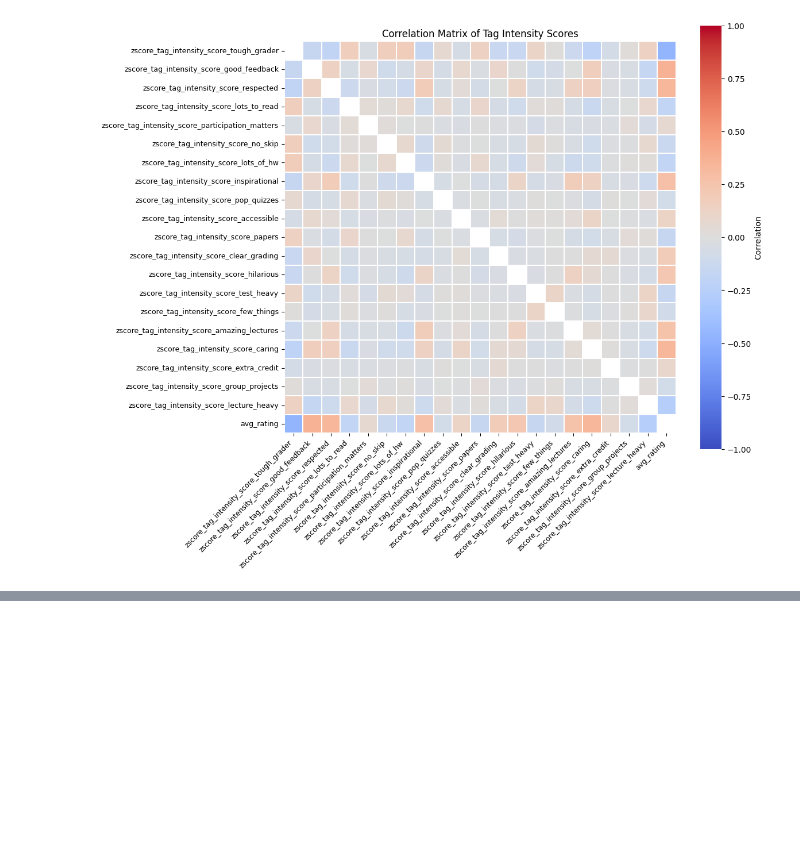
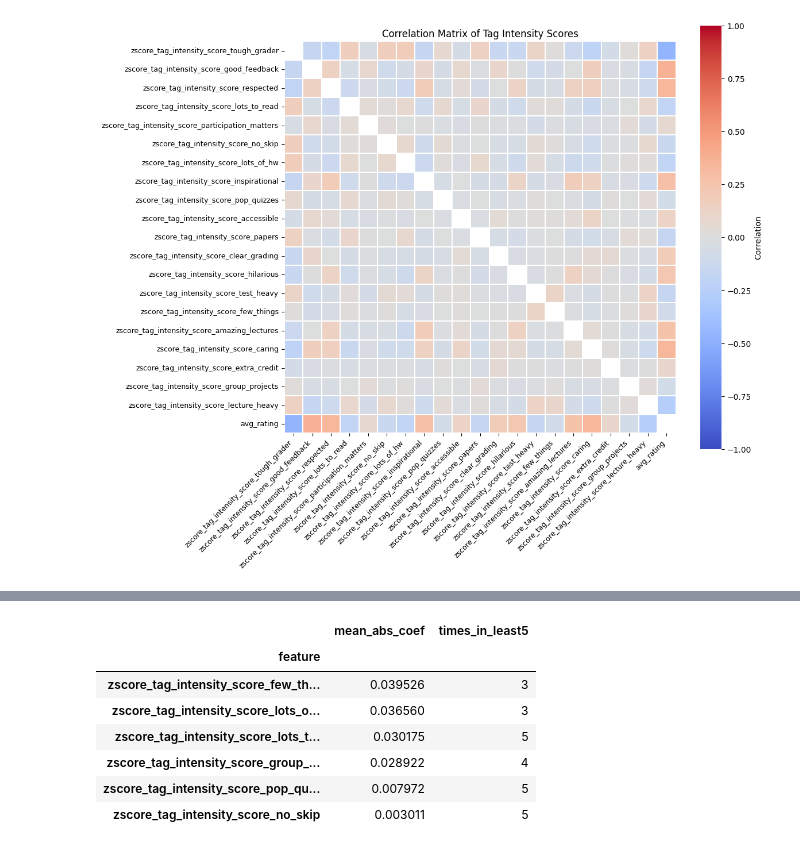
Before and after one commit to paolacalle/ape-capstone, a Jupyter notebook: analysis/q8.ipynb, the cells around one changed output, grey strips where cells are left out. Drawn from its saved outputs; the diff is of its cells as text; code cells hidden in the pictures; blank space fills up the shorter version.

```diff
--- a/analysis/q8.ipynb
+++ b/analysis/q8.ipynb
@@ -164,0 +197,45 @@ top_scores
+# %%
+least_scores = {}
+
+for i, f in enumerate(res["fitted_models"]):
+    coefs = pd.Series(
+        f.coef_,  # or pipeline.named_steps["lr"].coef_
+        index=z_score_cols
+    ).sort_values(key=np.abs, ascending=False)
+
+    feat = coefs.tail(5)
+    least_scores[i] = feat
+
+
+coef_df = []
+
+for fold, series in least_scores.items():
+    tmp = series.reset_index()
+    tmp.columns = ["feature", "coef"]
+    tmp["abs_coef"] = tmp["coef"].abs()
+    tmp["fold"] = fold
+    coef_df.append(tmp)
+
+coef_df = pd.concat(coef_df, ignore_index=True)
+coef_df
+
+summary = (
+    coef_df
+    .groupby("feature")
+    .agg(
+        mean_abs_coef=("abs_coef", "mean"),
+        times_in_least5=("feature", "count")
+    )
+    .sort_values("mean_abs_coef", ascending=False)
+)
+
+summary
+# %% [output]
+|  | mean_abs_coef | times_in_least5 |
+| feature |  |  |
+| zscore_tag_intensity_score_few_th... | 0.039526 | 3 |
+| zscore_tag_intensity_score_lots_o... | 0.036560 | 3 |
+| zscore_tag_intensity_score_lots_t... | 0.030175 | 5 |
+| zscore_tag_intensity_score_group_... | 0.028922 | 4 |
+| zscore_tag_intensity_score_pop_qu... | 0.007972 | 5 |
+| zscore_tag_intensity_score_no_skip | 0.003011 | 5 |
```
Also changed, not shown: parts of 2 cells of this notebook.
